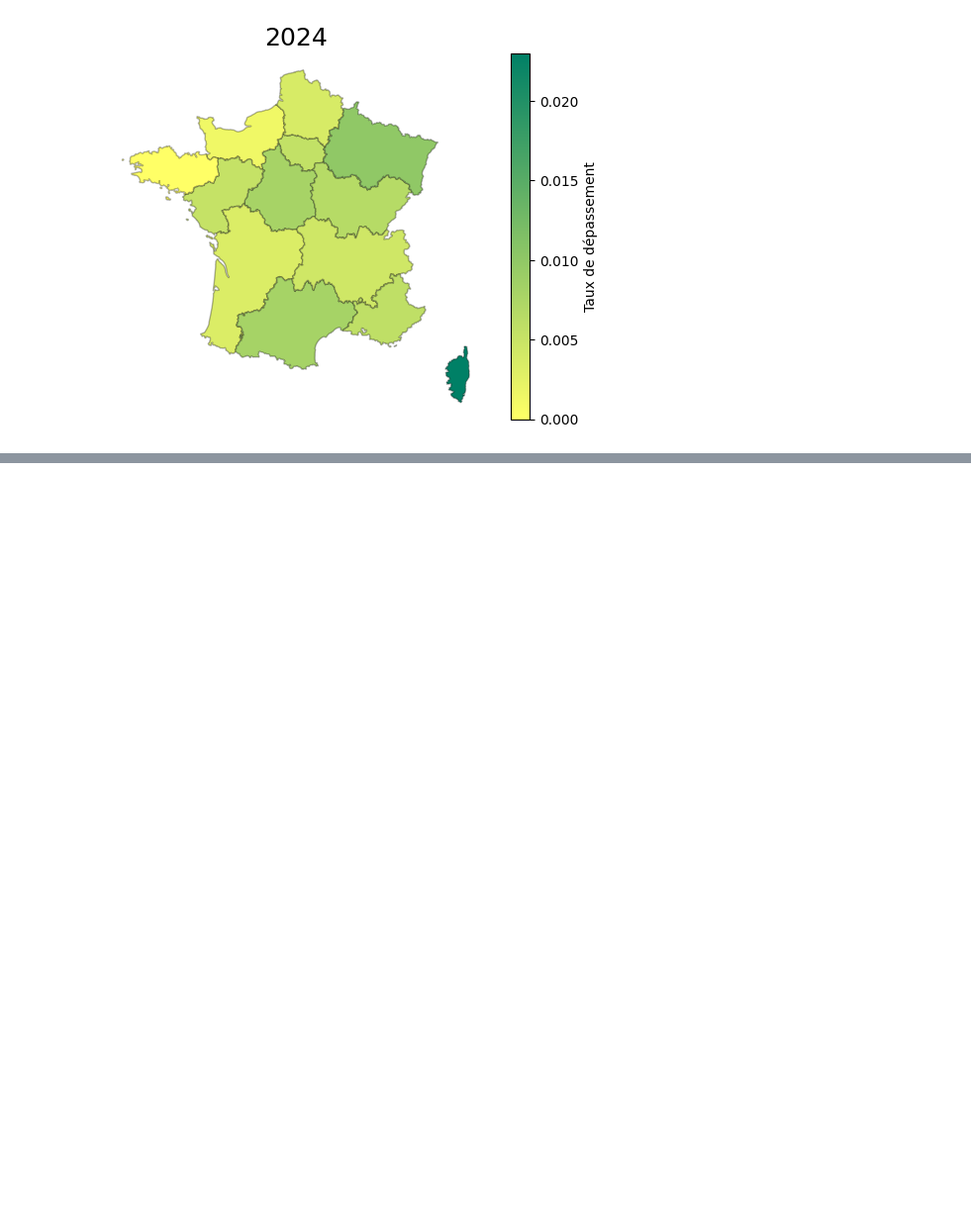
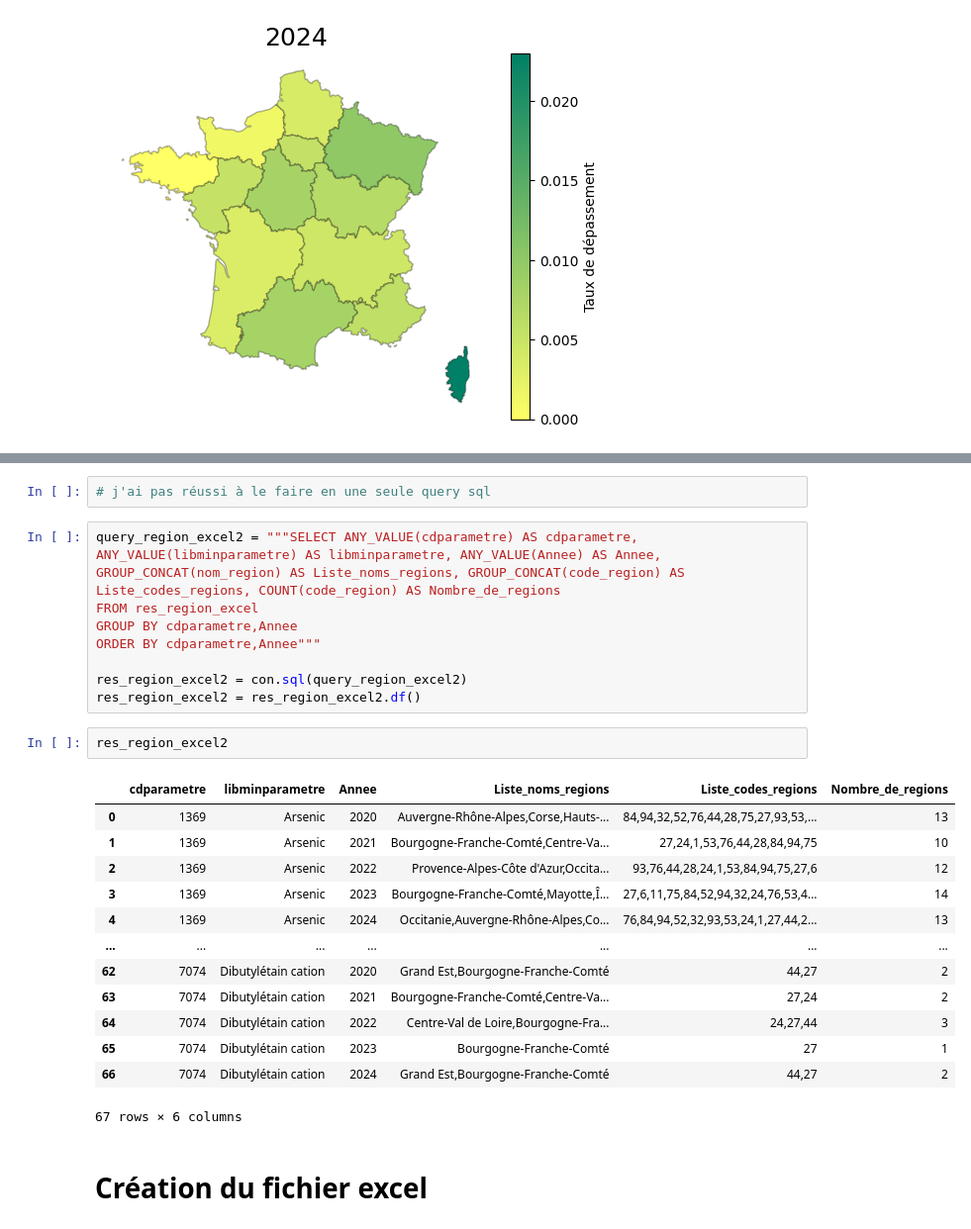
Before and after one commit to dataforgoodfr/13_pollution_eau, a Jupyter notebook: analytics/notebooks/explofocus.ipynb, the cells around one changed output, grey strips where cells are left out. Shown at 99% size. Saved outputs shown, nothing was run; the diff lists cells and outputs as text; blank space fills up the shorter version.

Commit message:
metaux lourds fichier excel

```diff
--- a/analytics/notebooks/explofocus.ipynb
+++ b/analytics/notebooks/explofocus.ipynb
@@ -564,0 +599,28 @@ Cartographie du taux de dépassement pour les métaux lourds à l'échelle régi
+# %%
+# j'ai pas réussi à le faire en une seule query sql
+# %%
+query_region_excel2 = """SELECT ANY_VALUE(cdparametre) AS cdparametre, ANY_VALUE(libminparametre) AS libminparametre, ANY_VALUE(Annee) AS Annee, GROUP_CONCAT(nom_region) AS Liste_noms_regions, GROUP_CONCAT(code_region) AS Liste_codes_regions, COUNT(code_region) AS Nombre_de_regions
+FROM res_region_excel
+GROUP BY cdparametre,Annee
+ORDER BY cdparametre,Annee"""
+
+res_region_excel2 = con.sql(query_region_excel2)
+res_region_excel2 = res_region_excel2.df()
+# %%
+res_region_excel2
+# %% [output]
+|  | cdparametre | libminparametre | Annee | Liste_noms_regions | Liste_codes_regions | Nombre_de_regions |
+| 0 | 1369 | Arsenic | 2020 | Auvergne-Rhône-Alpes,Corse,Hauts-... | 84,94,32,52,76,44,28,75,27,93,53,... | 13 |
+| 1 | 1369 | Arsenic | 2021 | Bourgogne-Franche-Comté,Centre-Va... | 27,24,1,53,76,44,28,84,94,75 | 10 |
+| 2 | 1369 | Arsenic | 2022 | Provence-Alpes-Côte d'Azur,Occita... | 93,76,44,28,24,1,53,84,94,75,27,6 | 12 |
+| 3 | 1369 | Arsenic | 2023 | Bourgogne-Franche-Comté,Mayotte,Î... | 27,6,11,75,84,52,94,32,24,76,53,4... | 14 |
+| 4 | 1369 | Arsenic | 2024 | Occitanie,Auvergne-Rhône-Alpes,Co... | 76,84,94,52,32,93,53,24,1,27,44,2... | 13 |
+| ... | ... | ... | ... | ... | ... | ... |
+| 62 | 7074 | Dibutylétain cation | 2020 | Grand Est,Bourgogne-Franche-Comté | 44,27 | 2 |
+| 63 | 7074 | Dibutylétain cation | 2021 | Bourgogne-Franche-Comté,Centre-Va... | 27,24 | 2 |
+| 64 | 7074 | Dibutylétain cation | 2022 | Centre-Val de Loire,Bourgogne-Fra... | 24,27,44 | 3 |
+| 65 | 7074 | Dibutylétain cation | 2023 | Bourgogne-Franche-Comté | 27 | 1 |
+| 66 | 7074 | Dibutylétain cation | 2024 | Grand Est,Bourgogne-Franche-Comté | 44,27 | 2 |
+67 rows × 6 columns
+# %% [markdown]
+# Création du fichier excel
```
Also changed, not shown: parts of 9 cells of this notebook.
